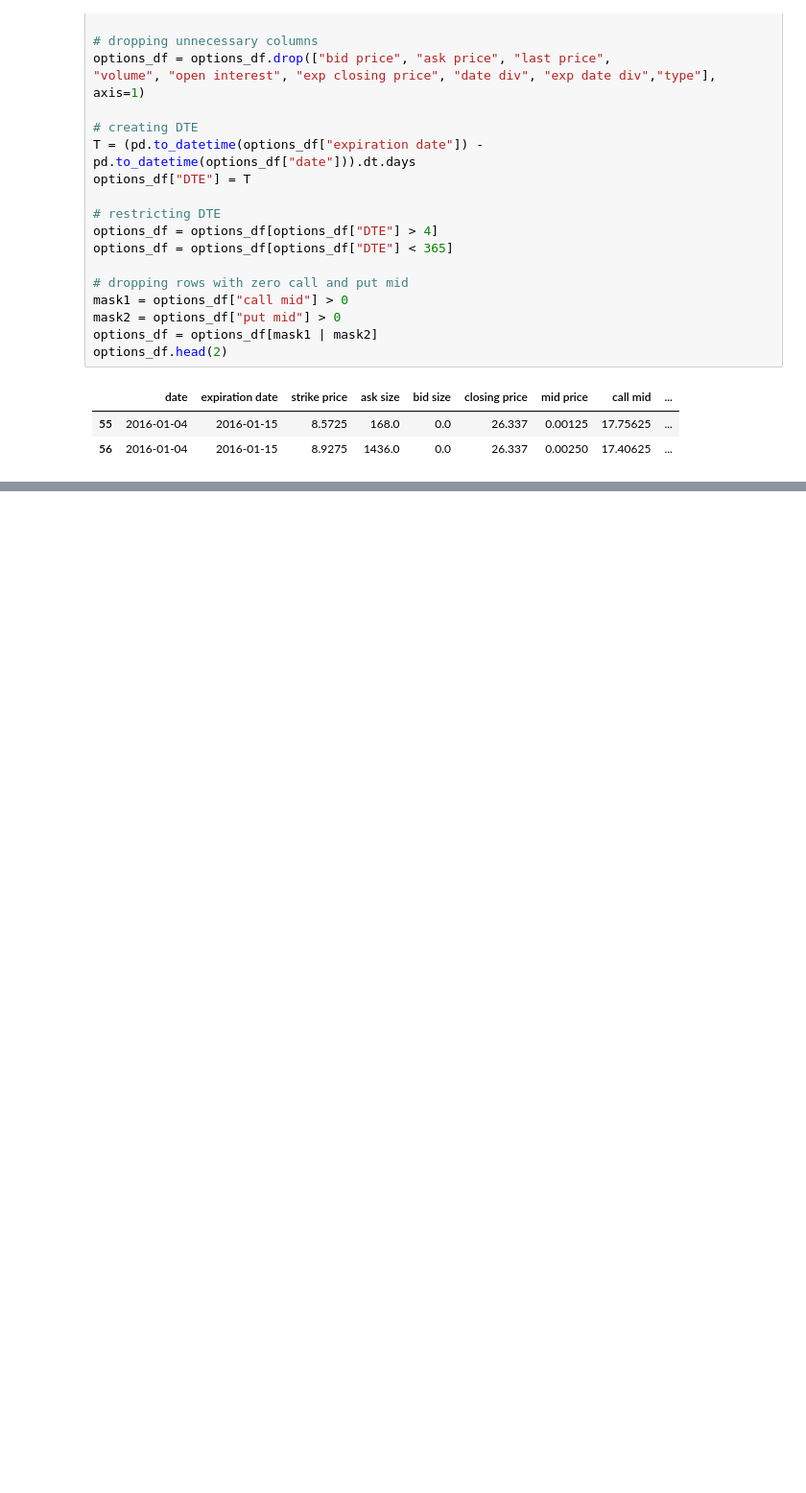
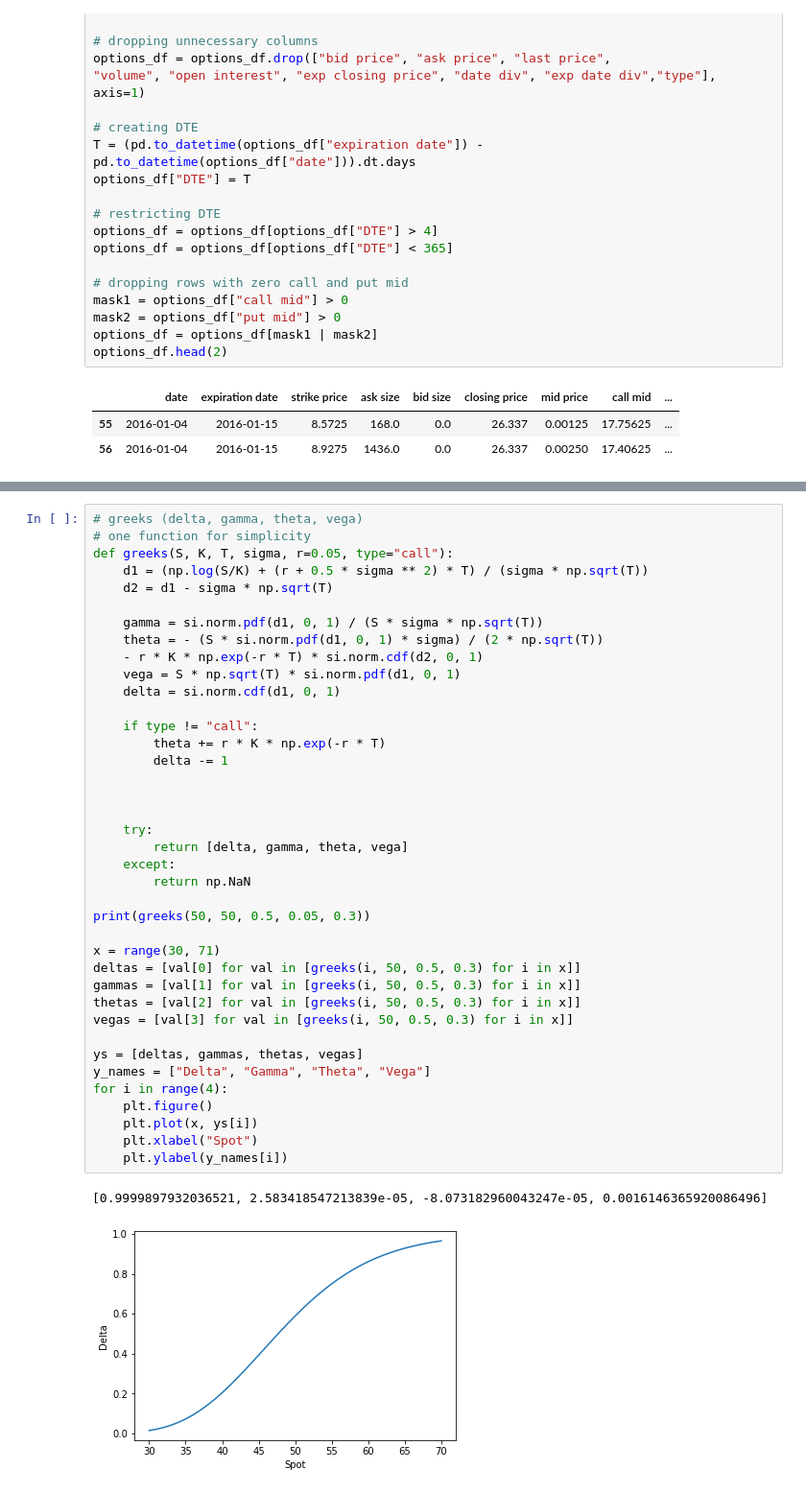
Before and after one commit to joeHollander/Quant_Finance, a Jupyter notebook: Options/OptionVisualization.ipynb, the cells around one changed output, grey strips where cells are left out. Shown at 96% size. Saved outputs shown, nothing was run; the diff lists cells and outputs as text; blank space fills up the shorter version.

Commit message:
Binomial Trees, Greeks

```diff
--- a/Options/OptionVisualization.ipynb
+++ b/Options/OptionVisualization.ipynb
@@ -193,0 +248,42 @@ See the caveats in the documentation: https://pandas.pydata.org/pandas-docs/stab
+# %%
+# greeks (delta, gamma, theta, vega)
+# one function for simplicity
+def greeks(S, K, T, sigma, r=0.05, type="call"):
+    d1 = (np.log(S/K) + (r + 0.5 * sigma ** 2) * T) / (sigma * np.sqrt(T))
+    d2 = d1 - sigma * np.sqrt(T)
+
+    gamma = si.norm.pdf(d1, 0, 1) / (S * sigma * np.sqrt(T))
+    theta = - (S * si.norm.pdf(d1, 0, 1) * sigma) / (2 * np.sqrt(T))
+    - r * K * np.exp(-r * T) * si.norm.cdf(d2, 0, 1)
+    vega = S * np.sqrt(T) * si.norm.pdf(d1, 0, 1)
+    delta = si.norm.cdf(d1, 0, 1)
+
+    if type != "call":
+        theta += r * K * np.exp(-r * T)
+        delta -= 1
+
+
+
+    try:
+        return [delta, gamma, theta, vega]
+    except:
+        return np.NaN
+
+print(greeks(50, 50, 0.5, 0.05, 0.3))
+
+x = range(30, 71)
+deltas = [val[0] for val in [greeks(i, 50, 0.5, 0.3) for i in x]]
+gammas = [val[1] for val in [greeks(i, 50, 0.5, 0.3) for i in x]]
+thetas = [val[2] for val in [greeks(i, 50, 0.5, 0.3) for i in x]]
+vegas = [val[3] for val in [greeks(i, 50, 0.5, 0.3) for i in x]]
+
+ys = [deltas, gammas, thetas, vegas]
+y_names = ["Delta", "Gamma", "Theta", "Vega"]
+for i in range(4):
+    plt.figure()
+    plt.plot(x, ys[i])
+    plt.xlabel("Spot")
+    plt.ylabel(y_names[i])
+# %% [output]
+[0.9999897932036521, 2.583418547213839e-05, -8.073182960043247e-05, 0.0016146365920086496]
+[figure, added]
```
Also changed, not shown: parts of 11 cells of this notebook, 1 other file.
